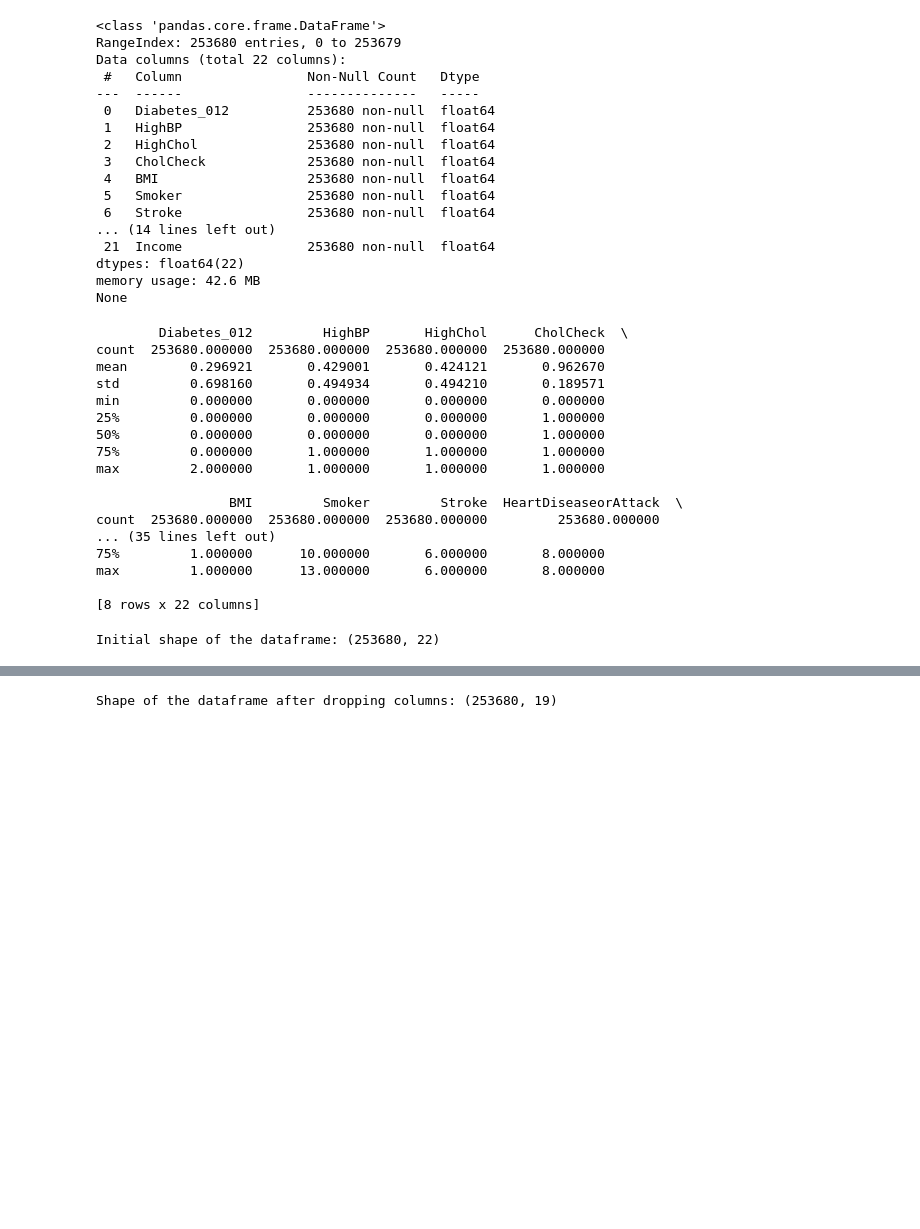
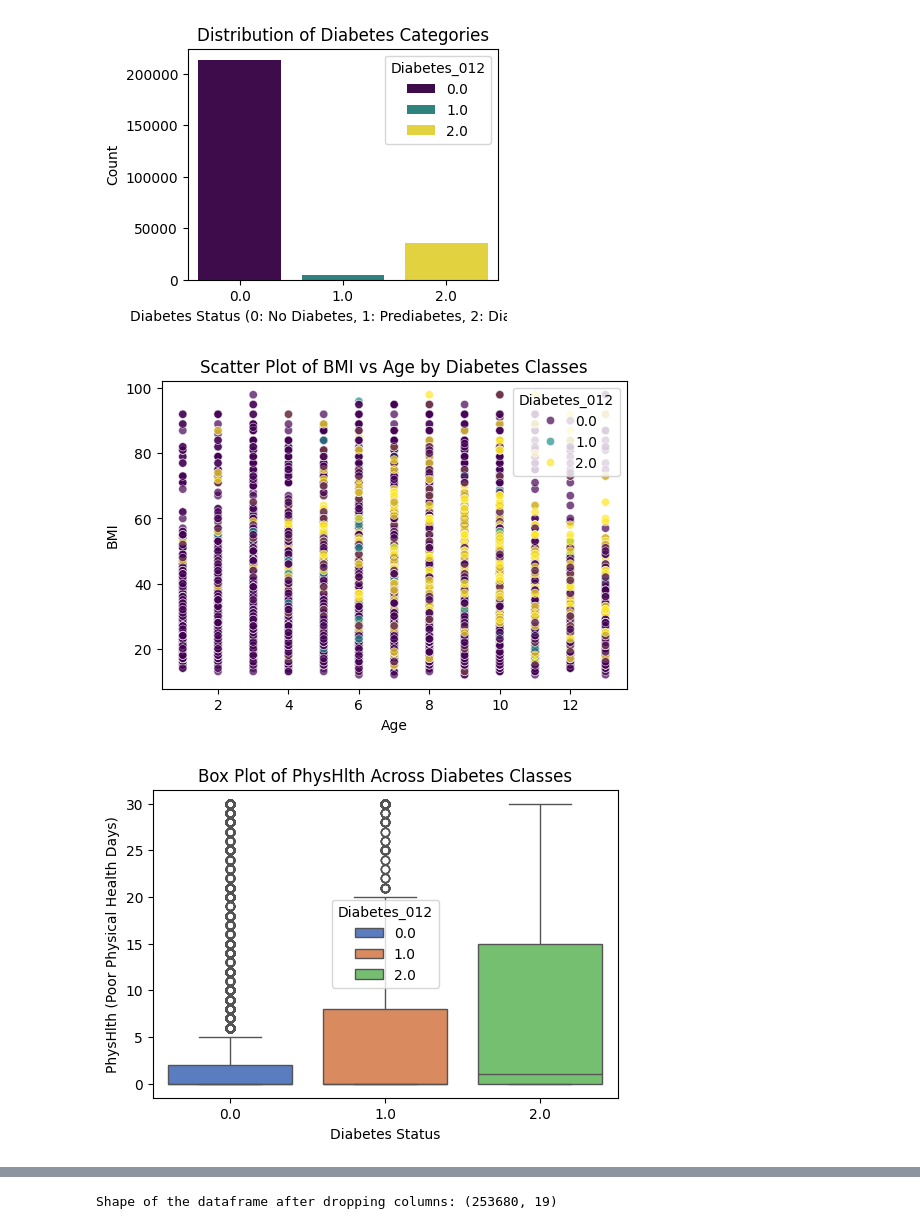
Before and after one commit to Anndischeh/Introduction-to-AI-Coursework, a Jupyter notebook: Untitled.ipynb, the cells around one changed output, grey strips where cells are left out. Cells and saved outputs as stored; diff of their text form; code cells hidden in the pictures; blank space fills up the shorter version.

```diff
--- a/Untitled.ipynb
+++ b/Untitled.ipynb
@@ -28,48 +40,25 @@ print(data.head())
-# %%
-# Print info about the column types and non-null counts)
-print(data.info())
-# %% [output]
-<class 'pandas.core.frame.DataFrame'>
-RangeIndex: 253680 entries, 0 to 253679
-Data columns (total 22 columns):
- #   Column                Non-Null Count   Dtype
----  ------                --------------   -----
- 0   Diabetes_012          253680 non-null  float64
- 1   HighBP                253680 non-null  float64
- 2   HighChol              253680 non-null  float64
- 3   CholCheck             253680 non-null  float64
- 4   BMI                   253680 non-null  float64
- 5   Smoker                253680 non-null  float64
- 6   Stroke                253680 non-null  float64
-... (14 lines left out)
- 21  Income                253680 non-null  float64
-dtypes: float64(22)
-memory usage: 42.6 MB
-None
-# %%
-# Show basic statistics (mean, min, max, etc.) for each column
-# Helps understand the range and distribution of data
-print(data.describe())
-# %% [output]
-        Diabetes_012         HighBP       HighChol      CholCheck  \
-count  253680.000000  253680.000000  253680.000000  253680.000000
-mean        0.296921       0.429001       0.424121       0.962670
-std         0.698160       0.494934       0.494210       0.189571
-min         0.000000       0.000000       0.000000       0.000000
-25%         0.000000       0.000000       0.000000       1.000000
-50%         0.000000       0.000000       0.000000       1.000000
-75%         0.000000       1.000000       1.000000       1.000000
-max         2.000000       1.000000       1.000000       1.000000
-
-                 BMI         Smoker         Stroke  HeartDiseaseorAttack  \
-count  253680.000000  253680.000000  253680.000000         253680.000000
-... (35 lines left out)
-75%         1.000000      10.000000       6.000000       8.000000
-max         1.000000      13.000000       6.000000       8.000000
-
-[8 rows x 22 columns]
 # %%
-# Print the initial shape of the dataset (rows and columns count)
-print("Initial shape of the dataframe:", data.shape)
+plt.figure(figsize=(4, 3))
+sns.countplot(x=data["Diabetes_012"], hue=data["Diabetes_012"], palette="viridis")
+plt.title("Distribution of Diabetes Categories")
+plt.xlabel("Diabetes Status (0: No Diabetes, 1: Prediabetes, 2: Diabetes)")
+plt.ylabel("Count")
+plt.show()
+
+plt.figure(figsize=(6, 4))
+sns.scatterplot(x=data['Age'], y=data['BMI'], hue=data['Diabetes_012'], palette="viridis", alpha=0.7)
+plt.title("Scatter Plot of BMI vs Age by Diabetes Classes")
+plt.xlabel("Age")
+plt.ylabel("BMI")
+plt.show()
+
+plt.figure(figsize=(6, 4))
+sns.boxplot(x=data['Diabetes_012'], y=data['PhysHlth'], hue=data['Diabetes_012'], palette="muted")
+plt.title("Box Plot of PhysHlth Across Diabetes Classes")
+plt.xlabel("Diabetes Status")
+plt.ylabel("PhysHlth (Poor Physical Health Days)")
+plt.show()
 # %% [output]
-Initial shape of the dataframe: (253680, 22)
+[figure, added]
+[figure, added]
+[figure, added]
```
Also changed, not shown: parts of 9 cells of this notebook.
